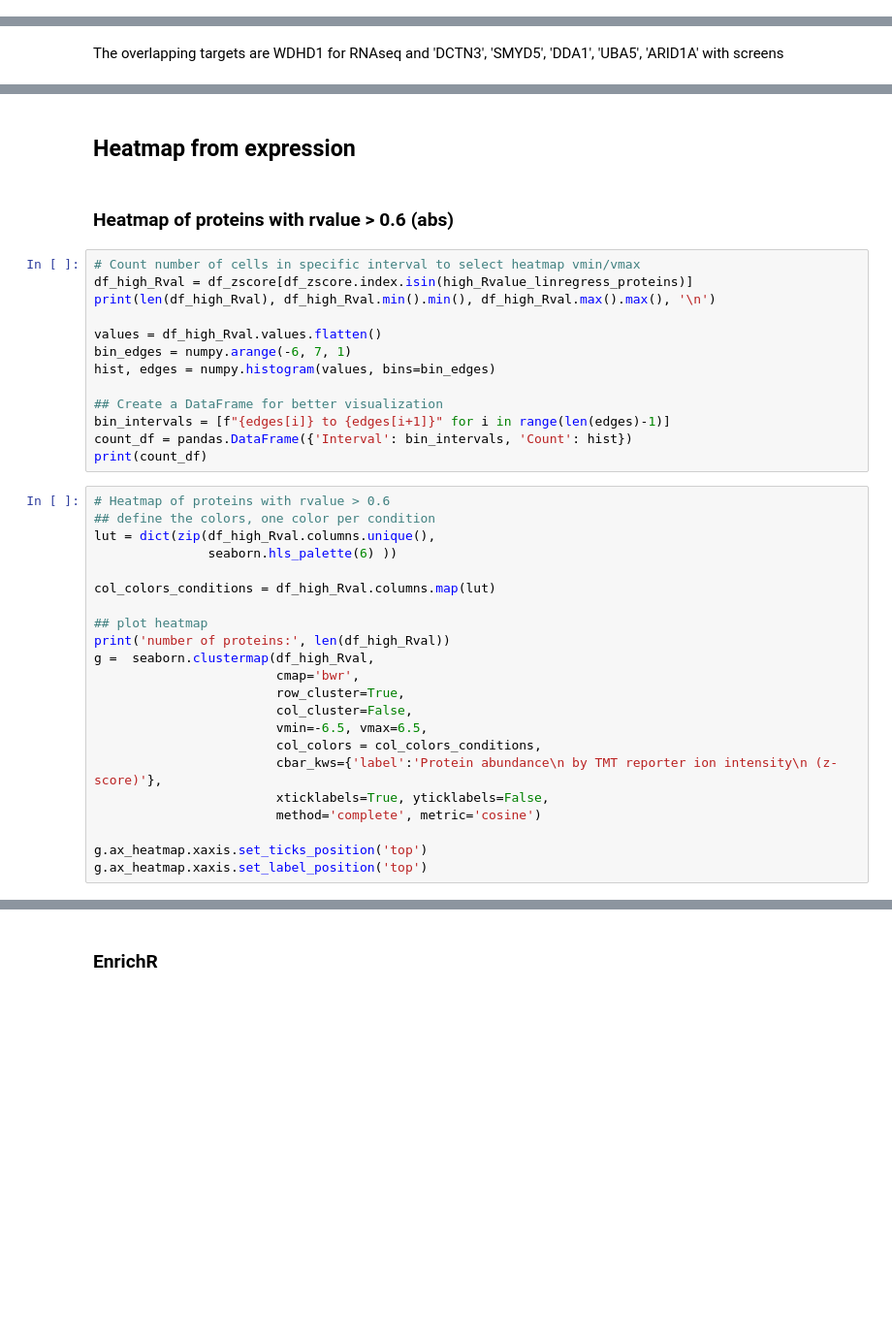
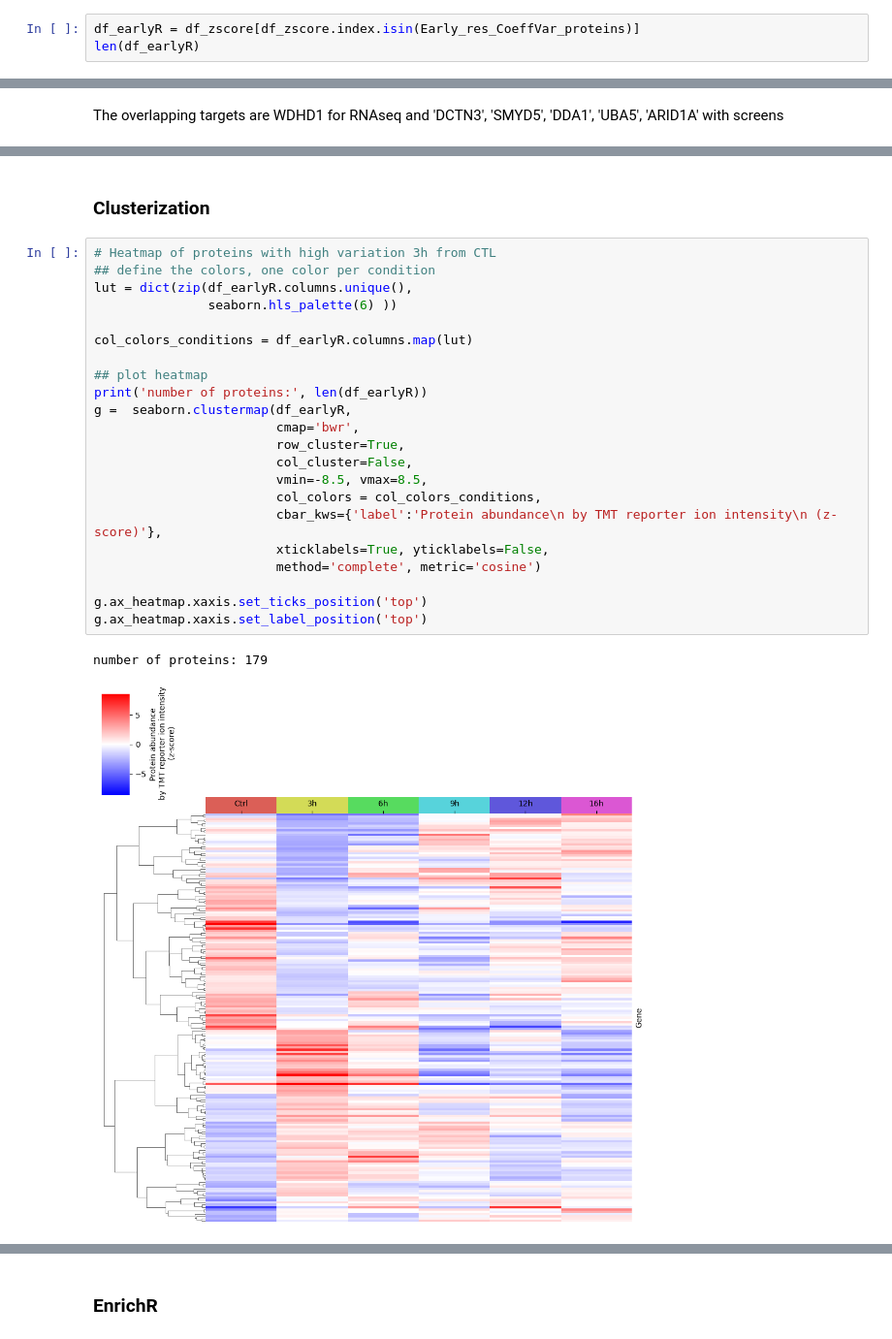
Before and after one commit to Keviosta/Temp_3.2.-.C, a Jupyter notebook: proteomics/HEK293_Proteomic data-early_response.ipynb, the cells around one changed output, grey strips where cells are left out. Shown at 97% size. Drawn from its saved outputs; the diff is of its cells as text; blank space fills up the shorter version.

```diff
--- a/proteomics/HEK293_Proteomic data-early_response.ipynb
+++ b/proteomics/HEK293_Proteomic data-early_response.ipynb
@@ -66,3 +66,6 @@ df_zscore.head(2)
 | Gene |  |  |  |  |  |  |
 | DIS3 | -1.092419 | -0.367305 | -1.569021 | 0.917407 | 0.601398 | 2.127101 |
 | LARP1 | 0.748607 | 1.131631 | 0.843713 | -0.246745 | -0.859439 | -1.056857 |
+# %%
+df_earlyR = df_zscore[df_zscore.index.isin(Early_res_CoeffVar_proteins)]
+len(df_earlyR)
@@ -115,43 +119,31 @@ for target in target_genes:
 [figure]
 [figure]
 [figure]
-# %% [markdown]
-## Heatmap from expression
-# %% [markdown]
-### Heatmap of proteins with rvalue > 0.6 (abs)
-# %%
-# Count number of cells in specific interval to select heatmap vmin/vmax
-df_high_Rval = df_zscore[df_zscore.index.isin(high_Rvalue_linregress_proteins)]
-print(len(df_high_Rval), df_high_Rval.min().min(), df_high_Rval.max().max(), '\n')
-
-values = df_high_Rval.values.flatten()
-bin_edges = numpy.arange(-6, 7, 1)
-hist, edges = numpy.histogram(values, bins=bin_edges)
-
-## Create a DataFrame for better visualization
-bin_intervals = [f"{edges[i]} to {edges[i+1]}" for i in range(len(edges)-1)]
-count_df = pandas.DataFrame({'Interval': bin_intervals, 'Count': hist})
-print(count_df)
-# %%
-# Heatmap of proteins with rvalue > 0.6
-## define the colors, one color per condition
-lut = dict(zip(df_high_Rval.columns.unique(),
-               seaborn.hls_palette(6) ))
-
-col_colors_conditions = df_high_Rval.columns.map(lut)
-
-## plot heatmap
-print('number of proteins:', len(df_high_Rval))
-g =  seaborn.clustermap(df_high_Rval,
-                        cmap='bwr',
-                        row_cluster=True,
-                        col_cluster=False,
-                        vmin=-6.5, vmax=6.5,
-                        col_colors = col_colors_conditions,
-                        cbar_kws={'label':'Protein abundance\n by TMT reporter ion intensity\n (z-score)'},
-                        xticklabels=True, yticklabels=False,
-                        method='complete', metric='cosine')
-
-g.ax_heatmap.xaxis.set_ticks_position('top')
-g.ax_heatmap.xaxis.set_label_position('top')
+# %% [markdown]
+### Clusterization
+# %%
+# Heatmap of proteins with high variation 3h from CTL
+## define the colors, one color per condition
+lut = dict(zip(df_earlyR.columns.unique(),
+               seaborn.hls_palette(6) ))
+
+col_colors_conditions = df_earlyR.columns.map(lut)
+
+## plot heatmap
+print('number of proteins:', len(df_earlyR))
+g =  seaborn.clustermap(df_earlyR,
+                        cmap='bwr',
+                        row_cluster=True,
+                        col_cluster=False,
+                        vmin=-8.5, vmax=8.5,
+                        col_colors = col_colors_conditions,
+                        cbar_kws={'label':'Protein abundance\n by TMT reporter ion intensity\n (z-score)'},
+                        xticklabels=True, yticklabels=False,
+                        method='complete', metric='cosine')
+
+g.ax_heatmap.xaxis.set_ticks_position('top')
+g.ax_heatmap.xaxis.set_label_position('top')
+# %% [output]
+number of proteins: 179
+[figure, added]
 # %% [markdown]
```
Also changed, not shown: parts of 13 cells of this notebook, 26 other files.
